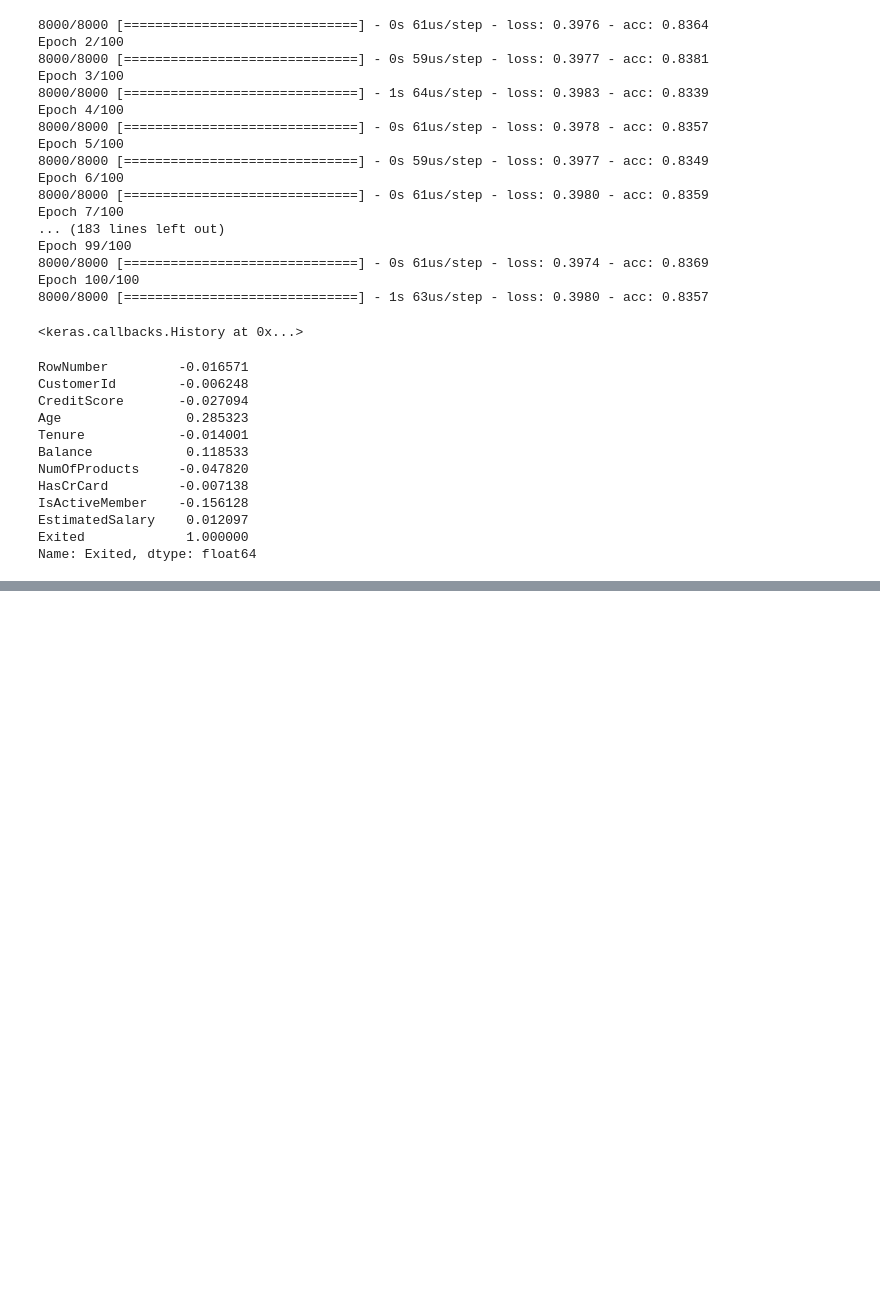
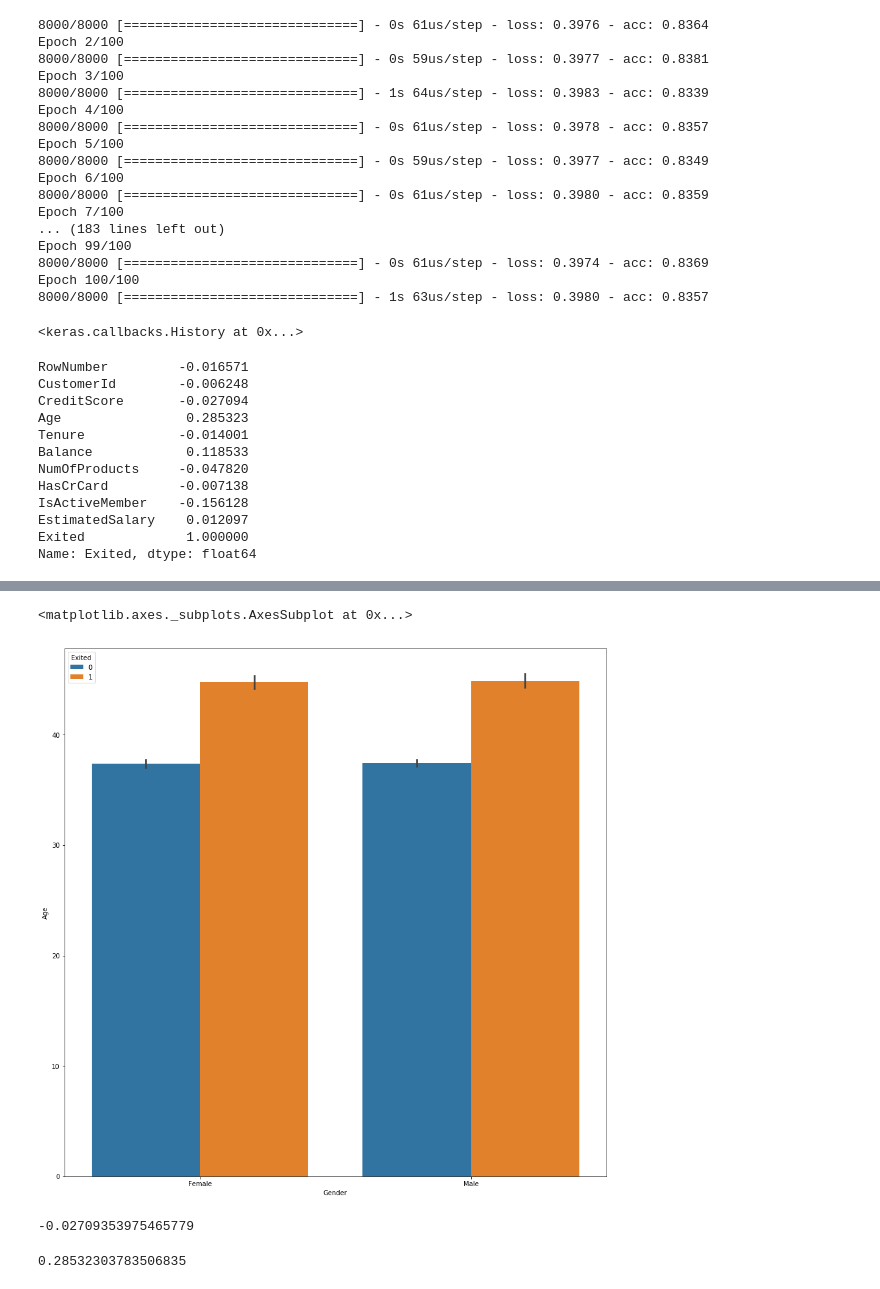
Before and after one commit to Rajathbharadwaj/Deep_Learning_A_Z, a Jupyter notebook: Volume 1 - Supervised Deep Learning/Part 1 - Artificial Neural Networks (ANN)/Section 4 - Building an ANN/Artificial_Neural_Networks/Untitled.ipynb, the cells around one changed output, grey strips where cells are left out. Cells and saved outputs as stored; diff of their text form; code cells hidden in the pictures; blank space fills up the shorter version.

Commit message:
Age got +ve corr :100:

```diff
--- a/Volume 1 - Supervised Deep Learning/Part 1 - Artificial Neural Networks (ANN)/Section 4 - Building an ANN/Artificial_Neural_Networks/Untitled.ipynb
+++ b/Volume 1 - Supervised Deep Learning/Part 1 - Artificial Neural Networks (ANN)/Section 4 - Building an ANN/Artificial_Neural_Networks/Untitled.ipynb
@@ -167,0 +191,14 @@ Name: Exited, dtype: float64
+# %%
+plt.figure(figsize=(15,15))
+sns.barplot(x='Gender',y='Age',hue='Exited',data=df)
+# %% [output]
+<matplotlib.axes._subplots.AxesSubplot at 0x...>
+[figure, added]
+# %%
+df['CreditScore'].corr(df['Exited'])
+# %% [output]
+-0.02709353975465779
+# %%
+df['Age'].corr(df['Exited'])
+# %% [output]
+0.28532303783506835
```
Also changed, not shown: parts of 5 cells of this notebook.
